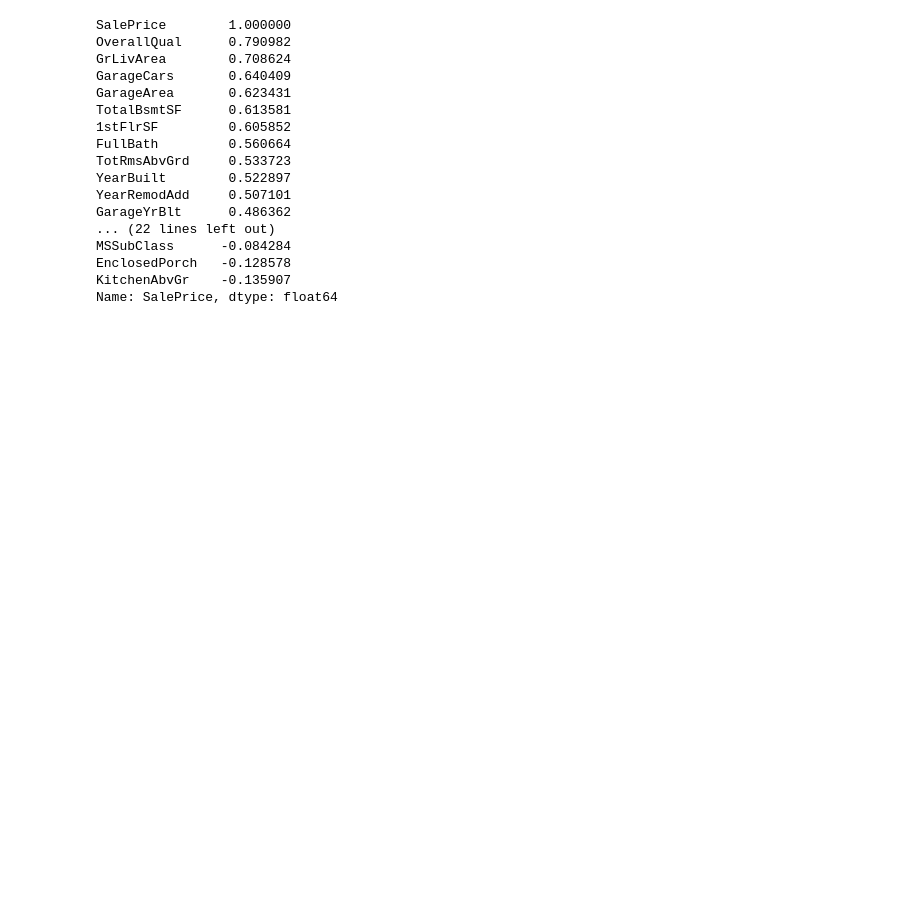
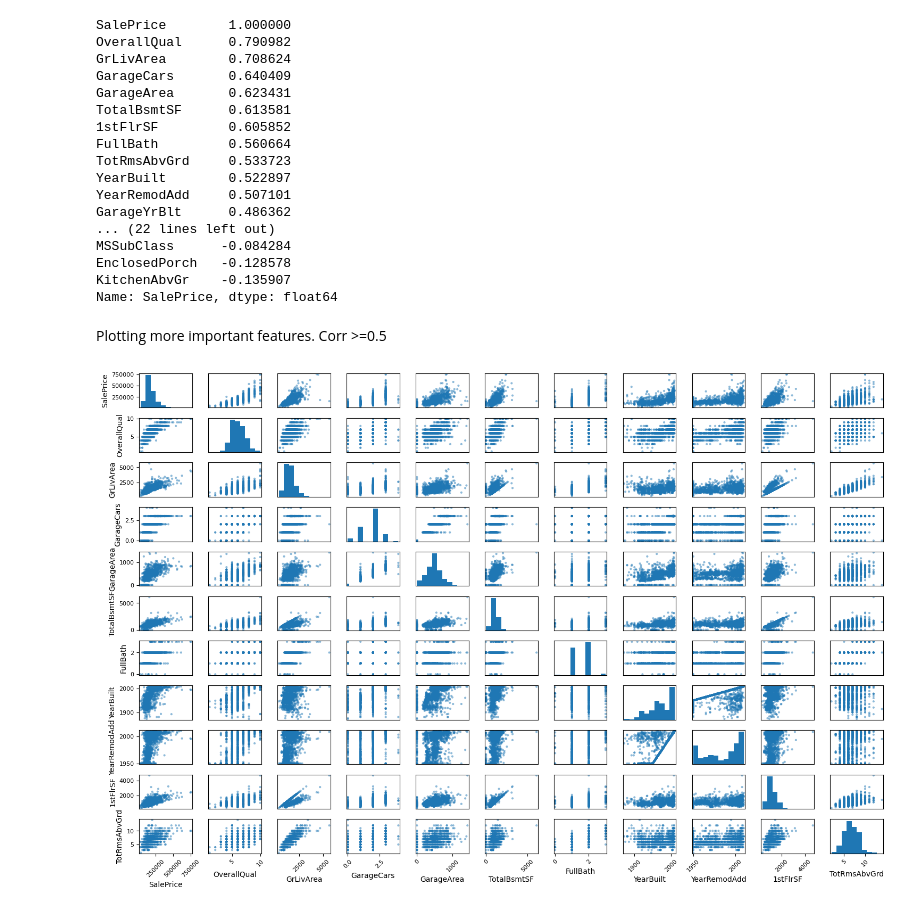
Before and after one commit to alireza-a9024/supervised-learning, a Jupyter notebook: house_price/notebooks/0.01-data-exploration.ipynb, the cells around one changed output. Saved outputs shown, nothing was run; the diff lists cells and outputs as text; code cells hidden in the pictures; blank space fills up the shorter version.

```diff
--- a/house_price/notebooks/0.01-data-exploration.ipynb
+++ b/house_price/notebooks/0.01-data-exploration.ipynb
@@ -147,3 +147,24 @@ MSSubClass      -0.084284
 EnclosedPorch   -0.128578
 KitchenAbvGr    -0.135907
 Name: SalePrice, dtype: float64
+# %% [markdown]
+Plotting more important features. Corr >=0.5
+# %%
+import matplotlib.pyplot as plt
+from pandas.plotting import scatter_matrix
+
+attributes = ["SalePrice", "OverallQual", "GrLivArea", "GarageCars", "GarageArea",
+              "TotalBsmtSF", "FullBath", "YearBuilt", "YearRemodAdd", "1stFlrSF", "TotRmsAbvGrd"]
+
+# Create scatter matrix
+sm = scatter_matrix(df[attributes], figsize=(15, 10), diagonal='hist')
+
+# Rotate axis tick labels
+for ax in sm.flatten():
+    ax.set_xticklabels(ax.get_xticklabels(), rotation=45)
+    ax.set_yticklabels(ax.get_yticklabels(), rotation=0)
+
+plt.tight_layout()
+plt.show()
+# %% [output]
+[figure, added]
```
